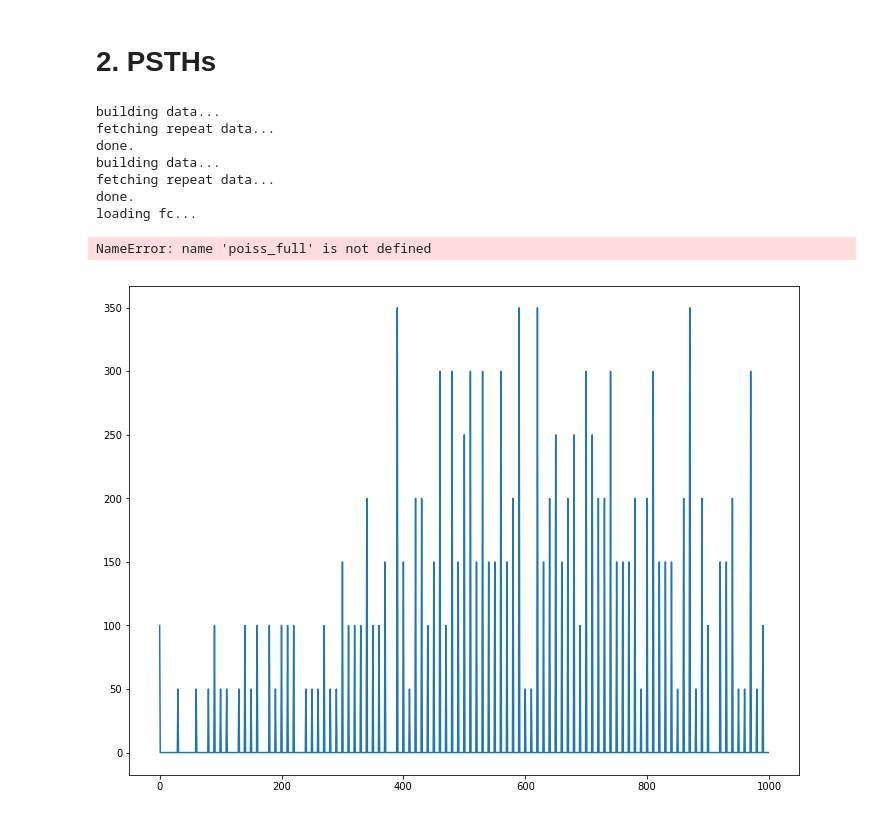
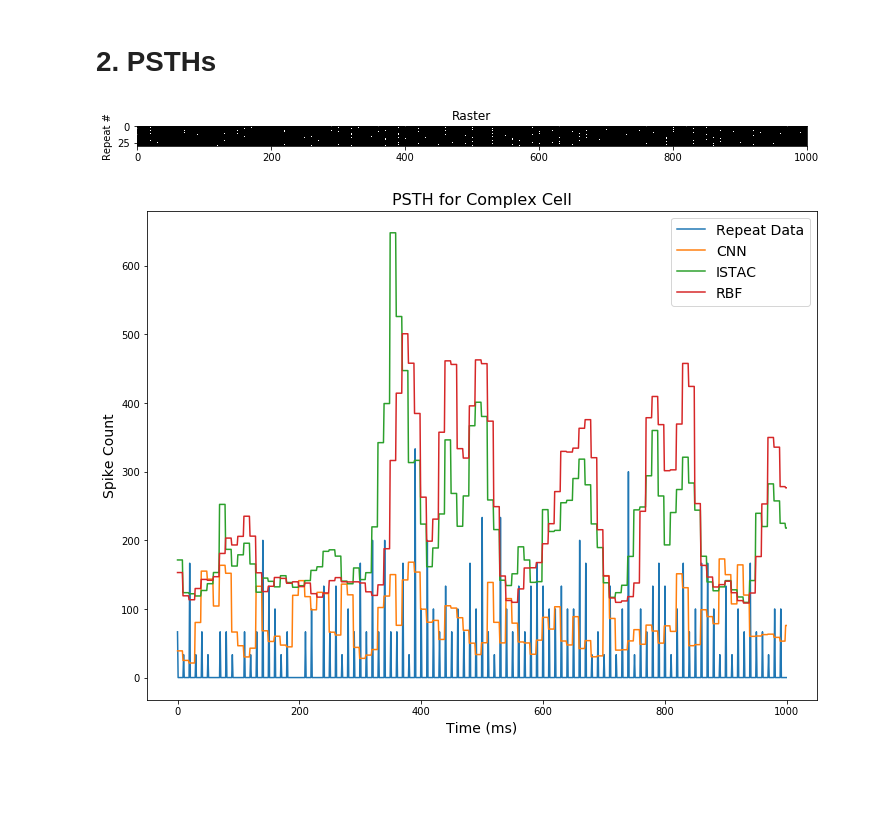
Before and after one commit to tedmoskovitz/DeepEncoding, a Jupyter notebook: Visualization.ipynb, the cells around one changed output. Cells and saved outputs as stored; diff of their text form; code cells hidden in the pictures; blank space fills up the shorter version.

Commit message:
added PSTH capability, LNP prediction via Matlab engine

```diff
--- a/Visualization.ipynb
+++ b/Visualization.ipynb
@@ -27,4 +31,5 @@ cell_nums = {'simple':N_SIMPLE, 'complex':N_COMPLEX}
 # %%
+# model configurations
 h_layers_fc = [0,1,2,3]
 h_sizes_fc = [1,2,3,4,5,16,32,64,128]
 
@@ -37,6 +42,9 @@ h_sizes_cnn = [2,4,8,16,32,64]
 hparams = {'fc':{'h_layers':h_layers_fc, 'h_sizes':h_sizes_fc, 'ndepths':len(h_layers_fc), 'nwidths':len(h_sizes_fc)},
           'rnn':{'h_layers':h_layers_rnn, 'h_sizes':h_sizes_rnn, 'ndepths':len(h_layers_rnn), 'nwidths':len(h_sizes_rnn)},
           'cnn':{'h_layers':h_layers_cnn, 'h_sizes':h_sizes_cnn, 'ndepths':len(h_layers_cnn), 'nwidths':len(h_sizes_cnn)}}
+
+nn_models = ['fc', 'rnn', 'cnn']
+lnp_models = ['istac', 'cbf', 'rbf']
 # %% [markdown]
 # 1. Performance
 
@@ -78,21 +86,32 @@ plt.show()
 # %% [markdown]
 # 2. PSTHs
 # %%
-def get_model(celltype, mtype, metric='r2'):
+def get_nn_model(celltype, mtype, metric='r2', verbose=True):
     path = 'SavedModels/%s_best_%s_%s.h5' % (celltype, mtype, metric)
-    print ('loading %s...' % (mtype))
+    if verbose: print ('loading %s...' % (mtype));
     return load_model(path, custom_objects={'poiss_full': poiss_full})
 # %%
-def plot_psth(models, celltype, metric='r2', data=None, window=(0,-1)):
-    cell_num = np.where(data==np.max(data))[2][0]+1 if data is not None else 1
-    v1 = V1(celltype, cell_num)
+def plot_psth(models, celltype, cell_num, metric='r2', data=None, window=(0,-1)):
+    #cell_num = np.where(data==np.max(data))[2][0]+1 if data is not None else
+    v1 = V1(celltype, cell_num, verbose=False)
+    plt.imshow(v1.rpt_raster[:,window[0]:window[1]])
+    plt.ylabel('Repeat #')
+    plt.title('Raster')
+    plt.show()
+
+
     plt.plot(v1.psth[window[0]:window[1]], label='Repeat Data')
+
+
     for m in models:
         flatten = True if m=='fc' else False
-        v1 = V1(celltype, cell_num, flatten=flatten)
-        nn = get_model(celltype,m,metric=metric)
-        rpt_preds = nn.predict(v1.X_rpt)
-        model_psth = v1.convert_nn_psth(rpt_preds)
+        v1 = V1(celltype, cell_num, flatten=flatten, verbose=False)
+        if m in nn_models:
+            nn = get_nn_model(celltype, m, metric=metric, verbose=False)
+            rpt_preds = nn.predict(v1.X_rpt)
+        elif m in lnp_models:
+            rpt_preds = np.asarray(eng.lnp_predict(celltype, m, v1.rpt_file)) /.5
+        model_psth = v1.convert_psth(rpt_preds)
         plt.plot(model_psth[window[0]:window[1]], label=m.upper())
 
     plt.xlabel('Time (ms)', fontsize=14)
@@ -101,15 +120,9 @@ def plot_psth(models, celltype, metric='r2', data=None, window=(0,-1)):
     plt.title('PSTH for %s Cell' % (celltype[0].upper()+celltype[1:]), fontsize=16)
     plt.show()
 # %%
-models = ['fc', 'rnn', 'cnn']
-plot_psth(models, 'simple', data=data, window=(1000,2000))
+models = ['cnn', 'istac', 'rbf']
+ctype = 'complex'
+plot_psth(models, ctype, 9, window=(1000,2000))
 # %% [output]
-building data...
-fetching repeat data...
-done.
-building data...
-fetching repeat data...
-done.
-loading fc...
-NameError: name 'poiss_full' is not defined
-[figure, old version]
+[figure, new version]
+[figure, added]
```
Also changed, not shown: parts of 1 cell of this notebook, 10 other files.
